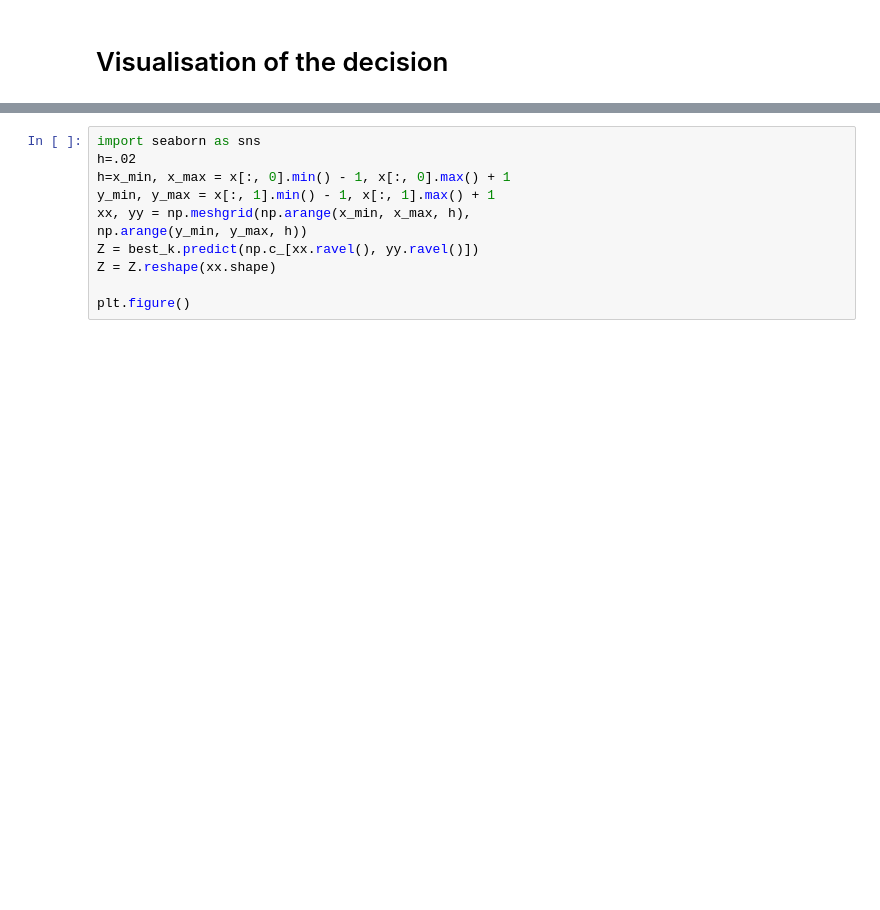
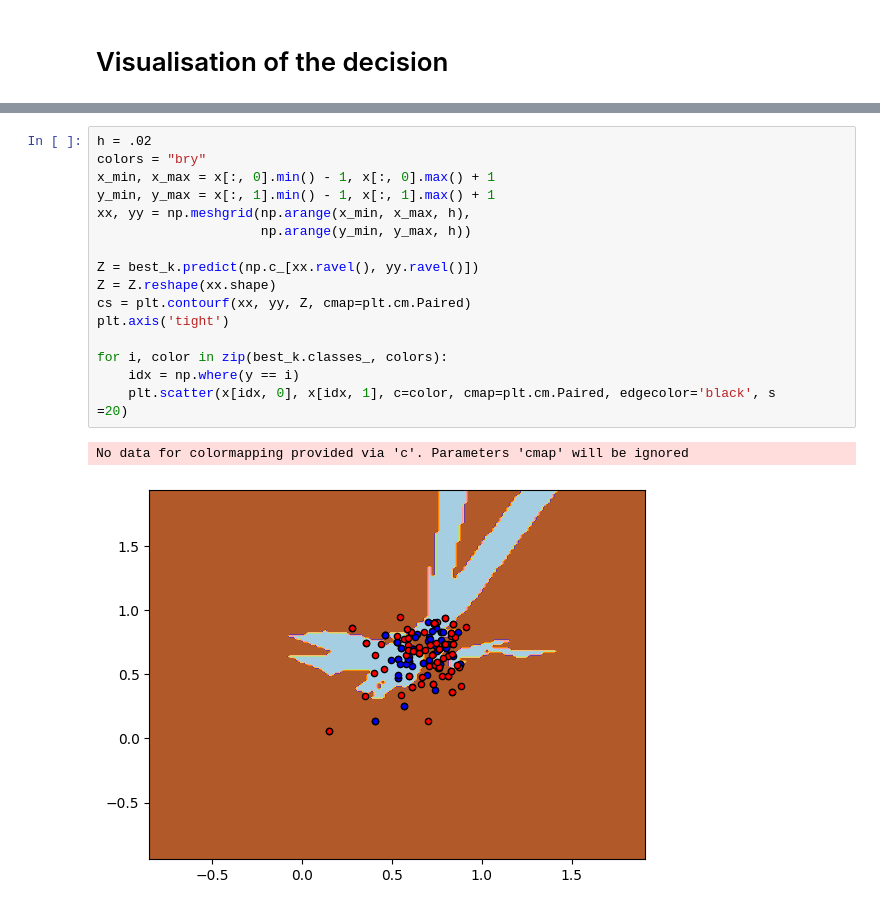
Before and after one commit to hadjuse/Spotify-graphic-and-interpretation, a Jupyter notebook: main.ipynb, the cells around one changed output, grey strips where cells are left out. Cells and saved outputs as stored; diff of their text form; blank space fills up the shorter version.

```diff
--- a/main.ipynb
+++ b/main.ipynb
@@ -260,11 +260,20 @@ pd.crosstab(ytest, predicted, rownames=['True'], colnames=['Predicted'], margins
 # %%
-import seaborn as sns
-h=.02
-h=x_min, x_max = x[:, 0].min() - 1, x[:, 0].max() + 1
+h = .02
+colors = "bry"
+x_min, x_max = x[:, 0].min() - 1, x[:, 0].max() + 1
 y_min, y_max = x[:, 1].min() - 1, x[:, 1].max() + 1
 xx, yy = np.meshgrid(np.arange(x_min, x_max, h),
-np.arange(y_min, y_max, h))
+                     np.arange(y_min, y_max, h))
+
 Z = best_k.predict(np.c_[xx.ravel(), yy.ravel()])
 Z = Z.reshape(xx.shape)
+cs = plt.contourf(xx, yy, Z, cmap=plt.cm.Paired)
+plt.axis('tight')
 
-plt.figure()
+for i, color in zip(best_k.classes_, colors):
+    idx = np.where(y == i)
+    plt.scatter(x[idx, 0], x[idx, 1], c=color, cmap=plt.cm.Paired, edgecolor='black', s
+=20)
+# %% [output]
+No data for colormapping provided via 'c'. Parameters 'cmap' will be ignored
+[figure, added]
```
Also changed, not shown: parts of 5 cells of this notebook.
